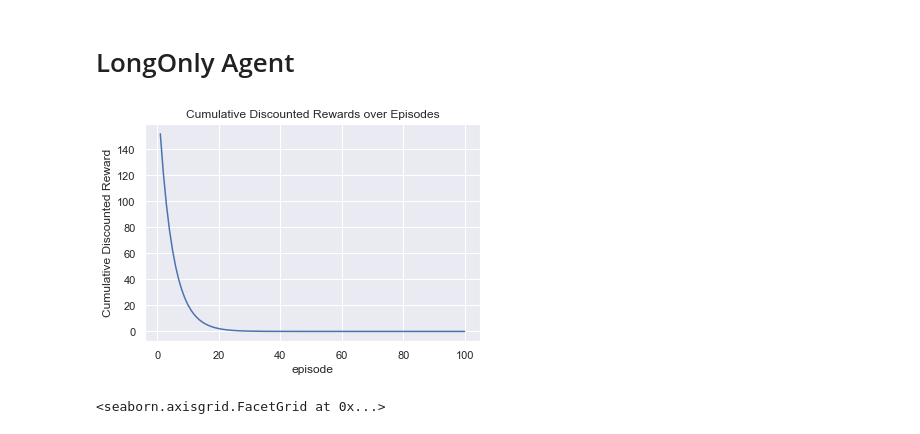
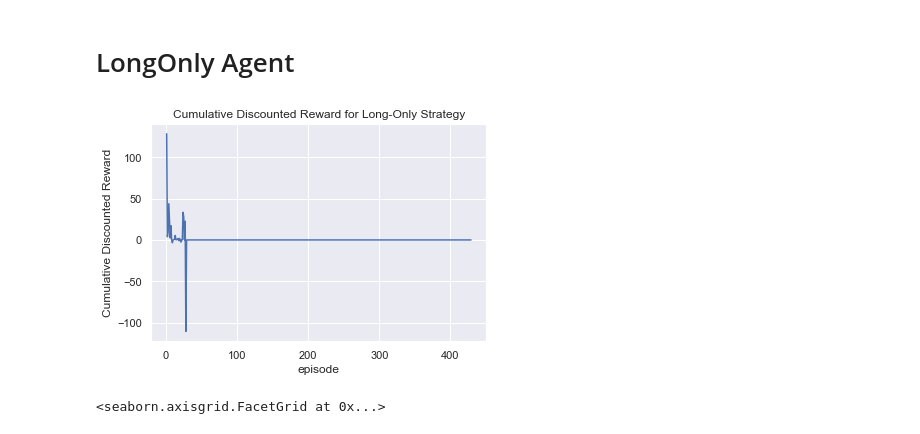
Before and after one commit to AaruranLog/rl-trading, a Jupyter notebook: agents.ipynb, the cells around one changed output. Cells and saved outputs as stored; diff of their text form; code cells hidden in the pictures.

```diff
--- a/agents.ipynb
+++ b/agents.ipynb
@@ -309,3 +314,0 @@ e = TradingEnv()
-# %%
-_ = e.reset()
-%lprun -f e.step e.step(1)
@@ -333,6 +318,7 @@ Line #      Hits         Time  Per Hit   % Time  Line Contents
 class LongOnlyAgent(BaseAgent):
     def __init__(self):
         super().__init__()
+        self.name = "Long-Only Strategy"
 
     def run_episode(self, environment):
         state = environment.reset()
@@ -340,25 +326,21 @@ class LongOnlyAgent(BaseAgent):
         position = 1
         while True:
             _, r, done, __ = environment.step(position)
-
             self.steps_done += 1
             steps += 1
             if done:
                 break
-        self.rewards_history.append(environment.rewards_list)
+        self.history.append(environment.rewards_list)
         return environment.close()
-
-# long_agent = LongOnlyAgent()
-# e = TradingEnv()
-# long_agent.run_episode(e)
-# # long_agent.rewards_history
-# long_agent.run_episode(e)
 # %%
 long_agent = LongOnlyAgent()
 # %%
-long_agent.train(num_tickers=1, num_episodes=100)
+long_agent.train(num_tickers=len(long_agent.filtered_tickers),
+                num_episodes=len(long_agent.filtered_tickers) * 1)
-# %% [output]
-[figure, removed]
+# %%
+long_agent.plot_cumulative_discounted_rewards()
+# %% [output]
+[figure, added]
 # %%
 q = sns.FacetGrid(long_agent.history[long_agent.history.episode % 20 == 0], col='episode', col_wrap=4, aspect=1.61)
 q.map(sns.lineplot, 'date', 'returns')
```
Also changed, not shown: parts of 26 cells of this notebook, 1 other file.
